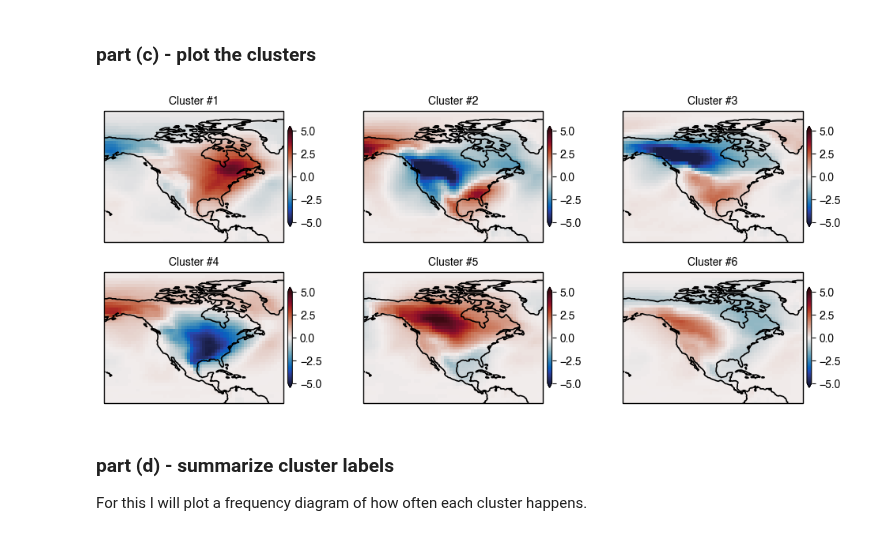
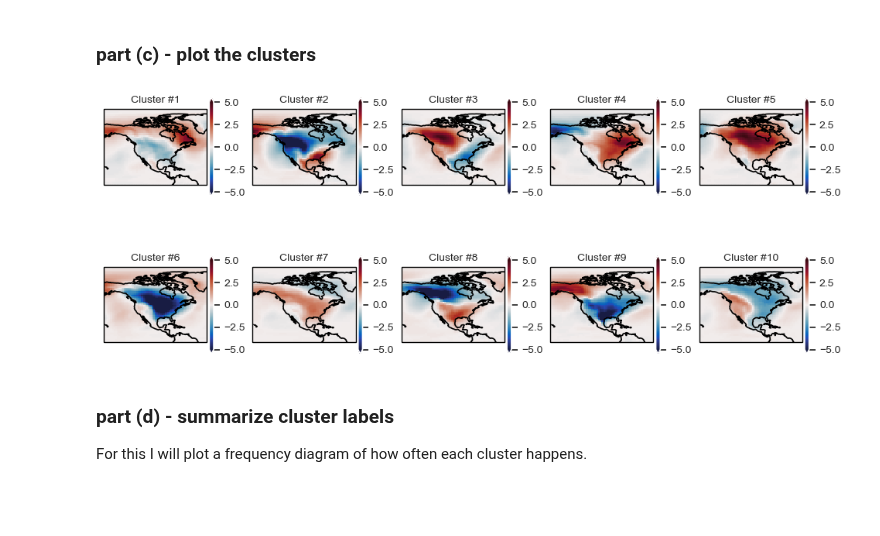
Before and after one commit to kjmayer/ats655-coursematerial, a Jupyter notebook: jupyter_notebooks/kmeans_applicationWeather.ipynb, the cells around one changed output. Drawn from its saved outputs; the diff is of its cells as text; code cells hidden in the pictures; blank space fills up the shorter version.

```diff
--- a/jupyter_notebooks/kmeans_applicationWeather.ipynb
+++ b/jupyter_notebooks/kmeans_applicationWeather.ipynb
@@ -192,25 +192,25 @@ classes shape = (1800,)
 # %%
 maxVal = 5.
 titleSize = 10
 cmap = cmocean.cm.balance
 fastBool = True
 
 extent = [np.min(lon), np.max(lon), np.min(lat), np.max(lat)]
 
 plt.figure(figsize=(8*1.5,5*1.5*.66))
 
 for cluster in np.arange(0,numclust[0]):
-    ax = plt.subplot(2,3,cluster+1,projection=mapProj)
+    ax = plt.subplot(2,np.ceil(K/2.),cluster+1,projection=mapProj)
     xplot = clusters[cluster,:].reshape(len(lat),len(lon))
     cb, image = drawOnGlobe(ax, xplot, np.squeeze(lat), np.squeeze(lon), cmap=cmap, vmin = -maxVal, vmax=maxVal, cbarBool=True, fastBool=fastBool)
     ax.set_extent(extent)
     cb.set_label('', fontsize=titleSize)
     cb.ax.tick_params(labelsize=titleSize)
     plt.title('Cluster #' + str(cluster+1), fontsize=titleSize)
 
 plt.show()
 # %% [output]
-[figure, old version]
+[figure, new version]
 # %% [markdown]
 ### part (d) - summarize cluster labels
 
```
Also changed, not shown: parts of 1 cell of this notebook, 3 other files.
